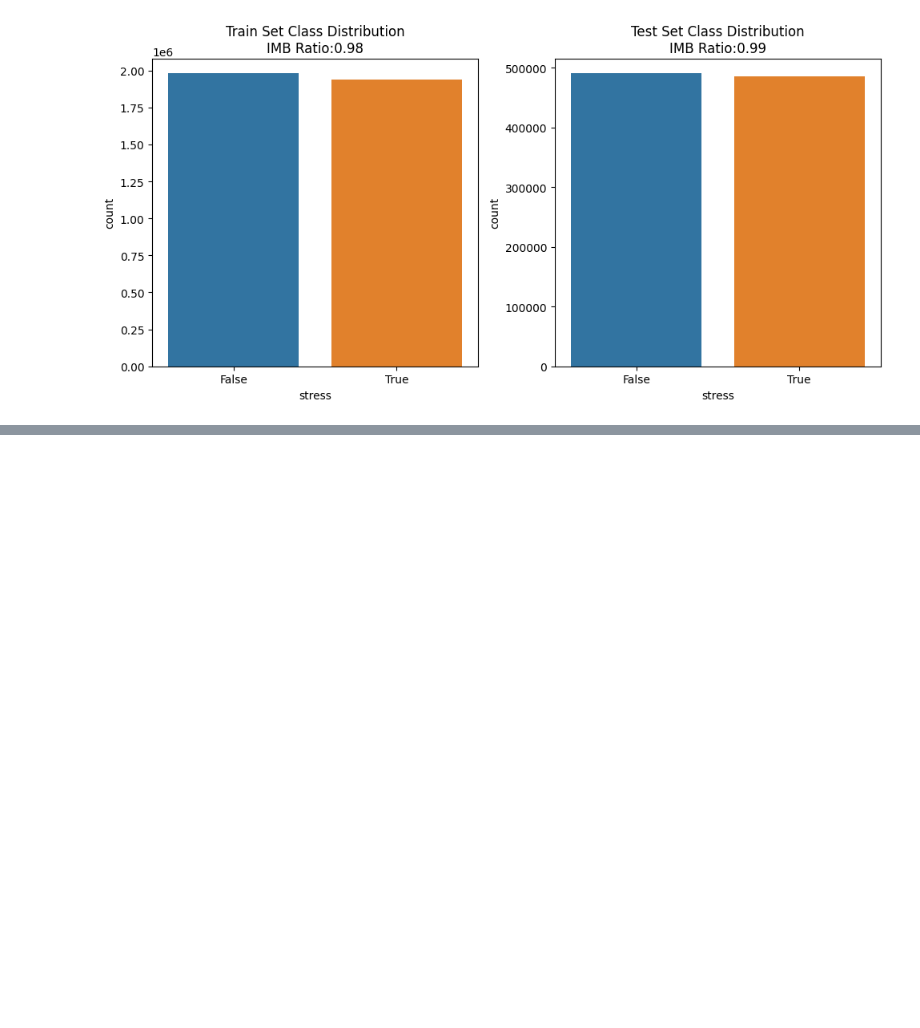
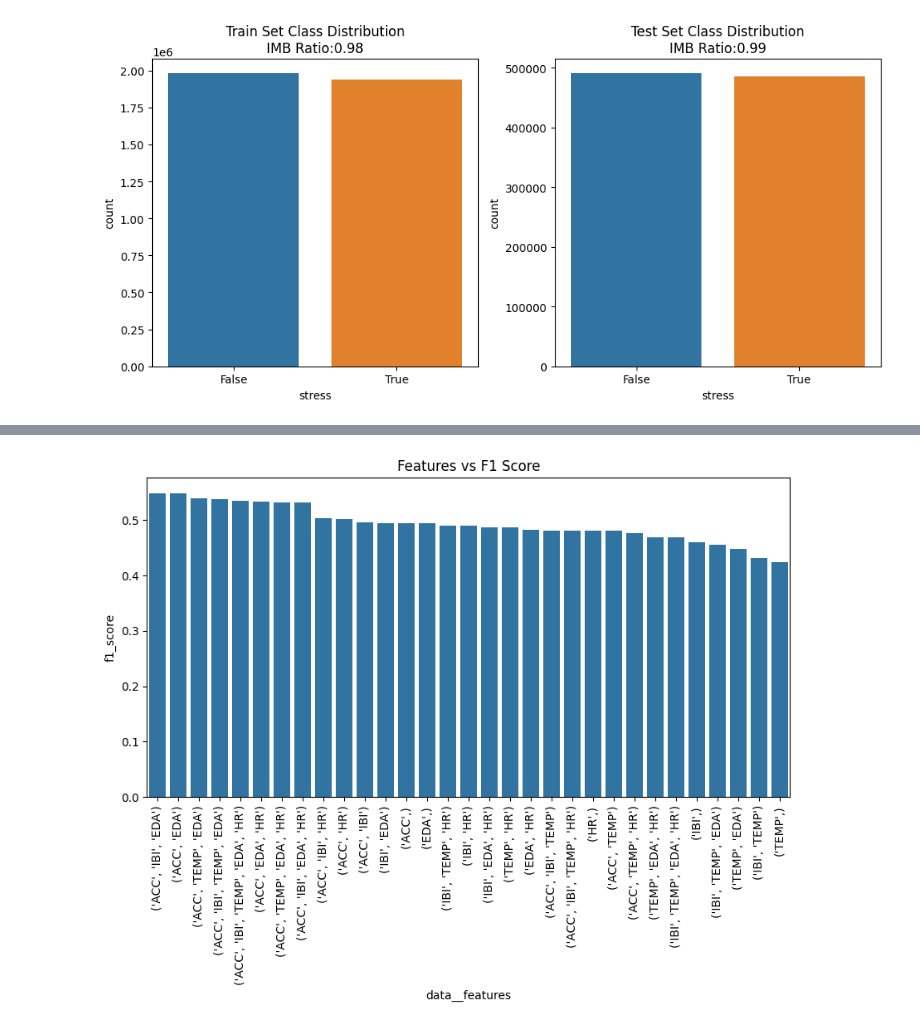
Before and after one commit to Socret360/ce888-data-science-and-decision-making, a Jupyter notebook: project/experiment.ipynb, the cells around one changed output, grey strips where cells are left out. Cells and saved outputs as stored; diff of their text form; code cells hidden in the pictures; blank space fills up the shorter version.

```diff
--- a/project/experiment.ipynb
+++ b/project/experiment.ipynb
@@ -553,0 +573,16 @@ results
+# %%
+fig = plt.figure(figsize=(10, 5))
+
+temp = avg_results[['data__features', 'f1_score']]\
+        .groupby(['data__features'], as_index=False, dropna=False)\
+        .mean()
+temp = temp.sort_values(by=['f1_score'], ascending=False)
+
+colours = sns.color_palette()
+
+sns.barplot(data=temp, x='data__features', y='f1_score', color=colours[0])
+
+plt.xticks(rotation=90)
+_ = plt.title("Features vs F1 Score")
+# %% [output]
+[figure, added]
```
Also changed, not shown: parts of 22 cells of this notebook, 4 other files.
